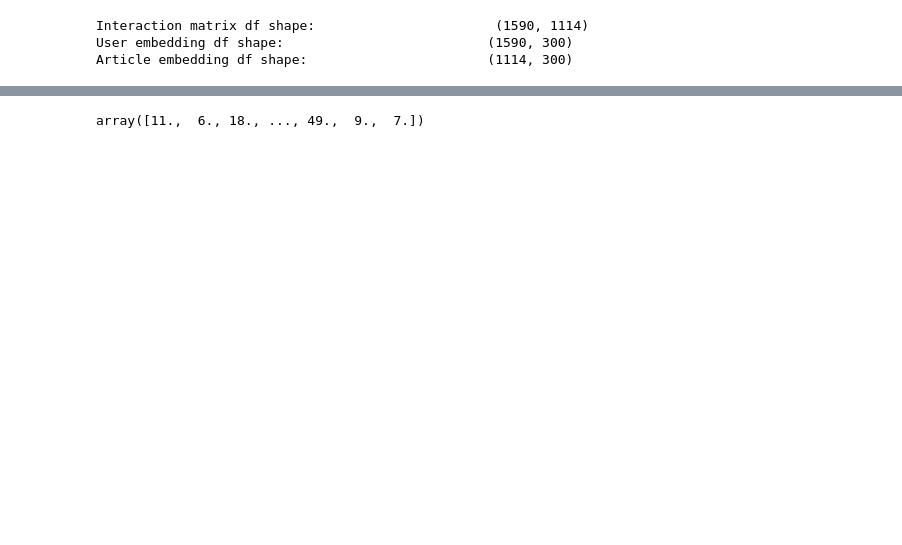
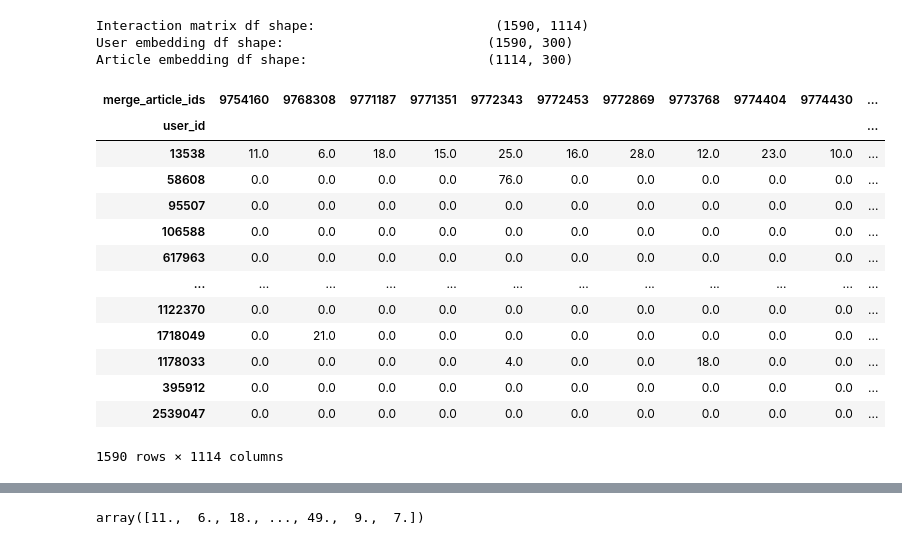
Before and after one commit to akisgazepidis/Recommendation_System_RecSys_Challenge_2024, a Jupyter notebook: 5. RS_Create_Datasets_for_DL_Training.ipynb, the cells around one changed output, grey strips where cells are left out. Drawn from its saved outputs; the diff is of its cells as text; code cells hidden in the pictures; blank space fills up the shorter version.

```diff
--- a/5. RS_Create_Datasets_for_DL_Training.ipynb
+++ b/5. RS_Create_Datasets_for_DL_Training.ipynb
@@ -35,6 +84,23 @@ interaction_matrix = interaction_matrix_df.values
 # %%
 # # Normalize the original interaction matrix
 # interaction_matrix_normalized = MinMaxScaler().fit_transform(interaction_matrix)
+# %%
+interaction_matrix_df
+# %% [output]
+| merge_article_ids | 9754160 | 9768308 | 9771187 | 9771351 | 9772343 | 9772453 | 9772869 | 9773768 | 9774404 | 9774430 | ... |
+| user_id |  |  |  |  |  |  |  |  |  |  | ... |
+| 13538 | 11.0 | 6.0 | 18.0 | 15.0 | 25.0 | 16.0 | 28.0 | 12.0 | 23.0 | 10.0 | ... |
+| 58608 | 0.0 | 0.0 | 0.0 | 0.0 | 76.0 | 0.0 | 0.0 | 0.0 | 0.0 | 0.0 | ... |
+| 95507 | 0.0 | 0.0 | 0.0 | 0.0 | 0.0 | 0.0 | 0.0 | 0.0 | 0.0 | 0.0 | ... |
+| 106588 | 0.0 | 0.0 | 0.0 | 0.0 | 0.0 | 0.0 | 0.0 | 0.0 | 0.0 | 0.0 | ... |
+| 617963 | 0.0 | 0.0 | 0.0 | 0.0 | 0.0 | 0.0 | 0.0 | 0.0 | 0.0 | 0.0 | ... |
+| ... | ... | ... | ... | ... | ... | ... | ... | ... | ... | ... | ... |
+| 1122370 | 0.0 | 0.0 | 0.0 | 0.0 | 0.0 | 0.0 | 0.0 | 0.0 | 0.0 | 0.0 | ... |
+| 1718049 | 0.0 | 21.0 | 0.0 | 0.0 | 0.0 | 0.0 | 0.0 | 0.0 | 0.0 | 0.0 | ... |
+| 1178033 | 0.0 | 0.0 | 0.0 | 0.0 | 4.0 | 0.0 | 0.0 | 18.0 | 0.0 | 0.0 | ... |
+| 395912 | 0.0 | 0.0 | 0.0 | 0.0 | 0.0 | 0.0 | 0.0 | 0.0 | 0.0 | 0.0 | ... |
+| 2539047 | 0.0 | 0.0 | 0.0 | 0.0 | 0.0 | 0.0 | 0.0 | 0.0 | 0.0 | 0.0 | ... |
+1590 rows × 1114 columns
 # %%
 # Get the indices of the non-zero entries in the interaction matrix
 user_idx, article_idx = np.where(np.logical_and(interaction_matrix != 0, interaction_matrix <= 60))
```
Also changed, not shown: parts of 14 cells of this notebook, 3 other files.
